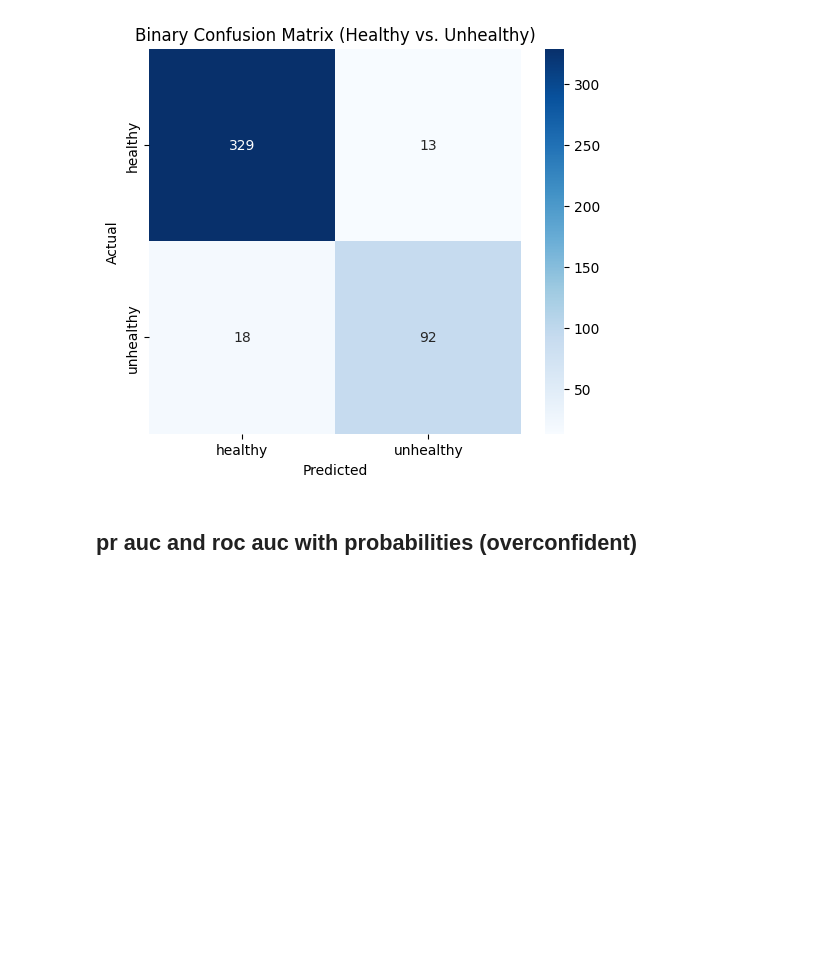
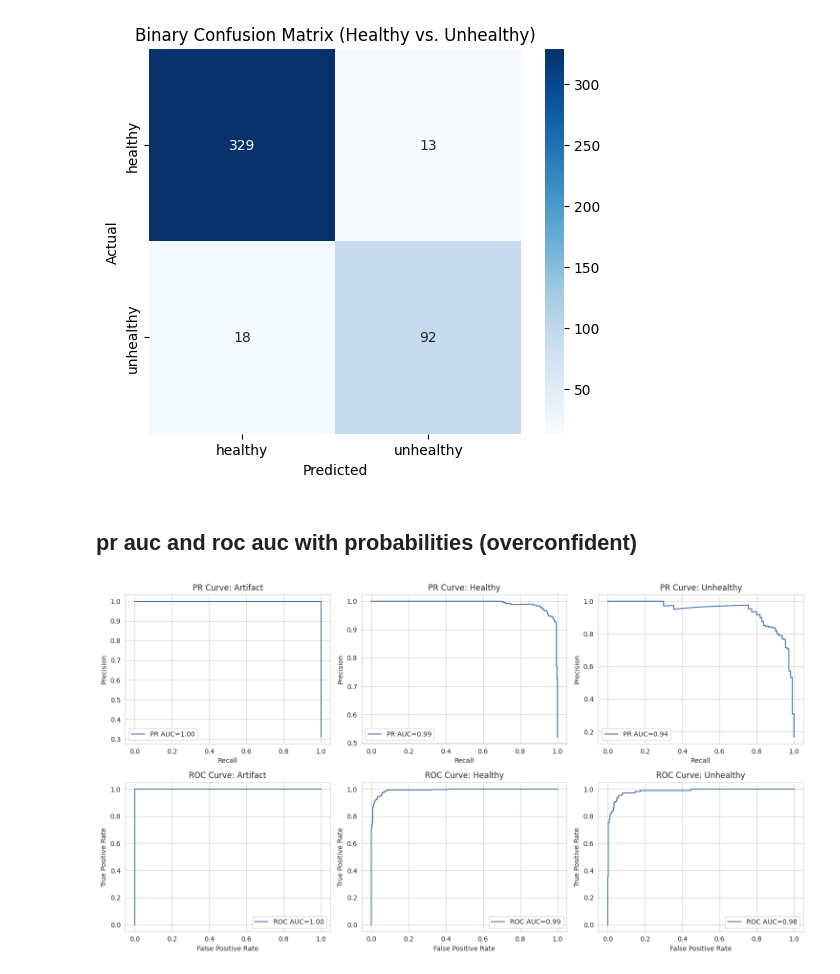
Before and after one commit to Vdmrl/HeartDiseaseClassifier, a Jupyter notebook: notebooks/testing.ipynb, the cells around one changed output. Drawn from its saved outputs; the diff is of its cells as text; code cells hidden in the pictures; blank space fills up the shorter version.

Commit message:
feat: auc roc and pr curve validation

```diff
--- a/notebooks/testing.ipynb
+++ b/notebooks/testing.ipynb
@@ -271,35 +294,40 @@ dataset_test = dataset_test.map(lambda x: {"probs": get_probabilities(x)})
 # Stack probabilities into a numpy array: shape (num_samples, num_classes)
 y_probs = np.stack(dataset_test["probs"])
 # %%
-sns.set_style("whitegrid")
-sns.set_palette("deep")
-
-y_true_bin = label_binarize(y_true, classes=[0, 1, 2])
+# Extract true labels (replace "label" with your dataset's actual key)
+y_true = dataset_test["label"]
+y_true_bin = label_binarize(y_true, classes=[0, 1, 2])  # Keep numeric classes here
 n_classes = y_probs.shape[1]
 
 plt.figure(figsize=(15, 8))
 for i in range(n_classes):
-    # Compute Precision-Recall curve.
+    # Get class name for the current index
+    class_name = labels[i]
+
+    # Compute Precision-Recall curve
     precision_curve, recall_curve, _ = precision_recall_curve(y_true_bin[:, i], y_probs[:, i])
-    # Compute ROC curve.
+
+    # Compute ROC curve
     fpr, tpr, _ = roc_curve(y_true_bin[:, i], y_probs[:, i])
     roc_auc_val = auc(fpr, tpr)
 
-    # Plot Precision-Recall curve for class i.
+    # Plot Precision-Recall curve
     plt.subplot(2, n_classes, i + 1)
     plt.plot(recall_curve, precision_curve, label=f'PR AUC={auc(recall_curve, precision_curve):.2f}')
     plt.xlabel('Recall')
     plt.ylabel('Precision')
-    plt.title(f'PR Curve for Class {i}')
+    plt.title(f'PR Curve: {class_name.capitalize()}')
     plt.legend()
 
-    # Plot ROC curve for class i.
+    # Plot ROC curve
     plt.subplot(2, n_classes, n_classes + i + 1)
     plt.plot(fpr, tpr, label=f'ROC AUC={roc_auc_val:.2f}')
     plt.xlabel('False Positive Rate')
     plt.ylabel('True Positive Rate')
-    plt.title(f'ROC Curve for Class {i}')
+    plt.title(f'ROC Curve: {class_name.capitalize()}')
     plt.legend()
 
 plt.tight_layout()
 plt.show()
+# %% [output]
+[figure, added]
```
Also changed, not shown: parts of 5 cells of this notebook.
